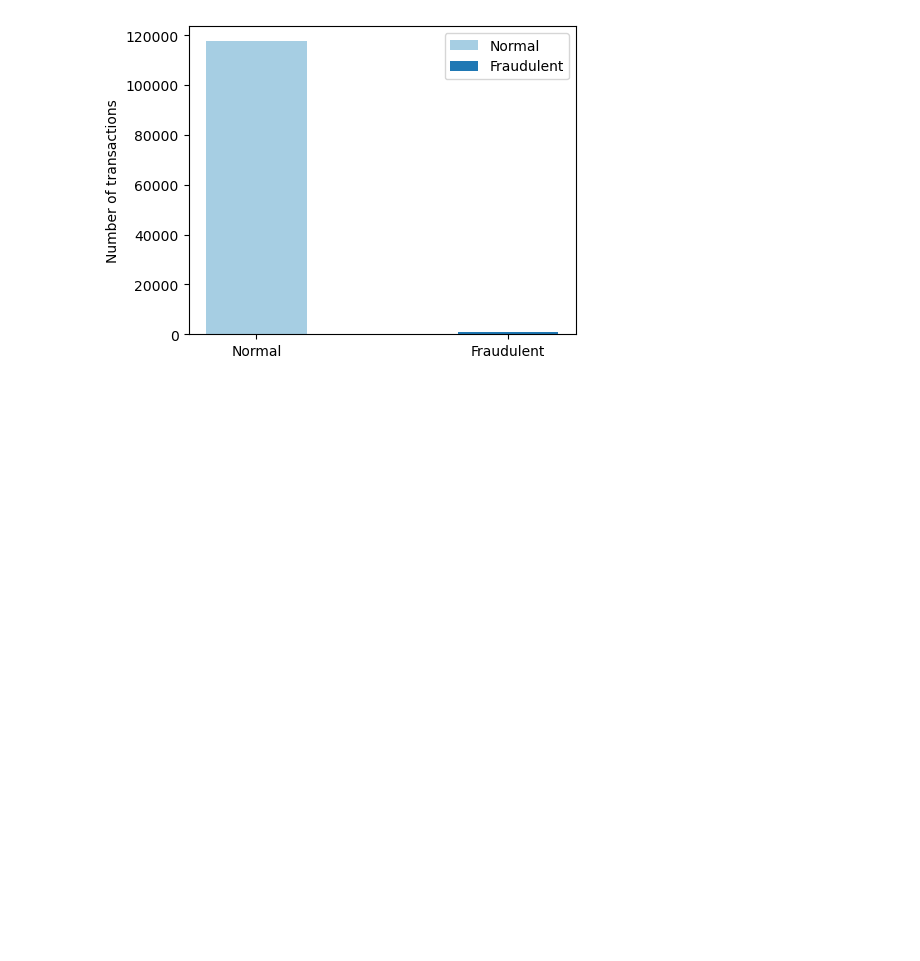
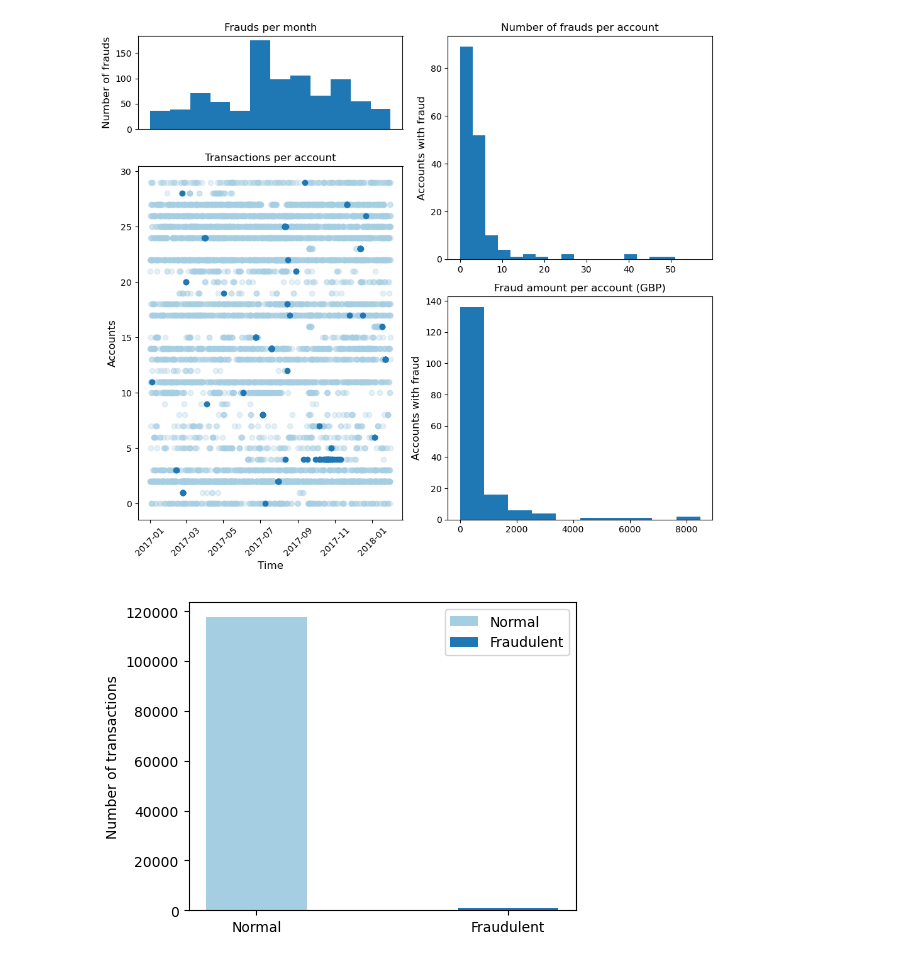
Before and after one commit to capac/credit-card-fraud-detection, a Jupyter notebook: eda.ipynb, the cells around one changed output. Drawn from its saved outputs; the diff is of its cells as text; code cells hidden in the pictures; blank space fills up the shorter version.

Commit message:
Added three histograms of fraud transactions
Added frauds per month, number of frauds per account and fraud amount per account (GBP)

```diff
--- a/eda.ipynb
+++ b/eda.ipynb
@@ -18,6 +20,75 @@ data_df[['eventId', 'accountNumber', 'merchantId', 'mcc', 'merchantCountry', 'me
 labels_df = pd.read_csv(data_path / 'labels_obf.csv', parse_dates=['reportedTime'])
 labels_df.sort_values(by='reportedTime', inplace=True)
 data_df['fraudCase'] = data_df.eventId.isin(labels_df.eventId).astype(int)
+# %%
+mpl.rc('axes', labelsize=12)
+
+df = data_df.copy()
+y = data_df['fraudCase'].copy()
+df['transactionTime'] = pd.to_datetime(df['transactionTime'])
+
+fig, axes = plt.subplot_mosaic([['1.', '3.'],
+                               ['2.', '3.'],
+                               ['2.', '4.'],
+                               ['2.', '4.']],
+                               figsize=(10,9))
+
+# transactions per account
+plt.axes(axes['2.'])
+acc_with_frauds = sorted(df['accountNumber'].loc[y==1].unique().tolist())
+cmap=plt.cm.Paired.colors
+
+for i in range(30):
+    acc = acc_with_frauds[i]
+    fraud = y[df['accountNumber']==acc]
+    xx = df['transactionTime'].loc[df['accountNumber']==acc]
+    plt.scatter(xx, np.ones(len(xx))*i, marker='o', color=cmap[0], alpha=0.3)
+    plt.scatter(xx[fraud==1], np.ones(len(xx[fraud==1]))*i, color=cmap[1])
+
+plt.xticks(rotation=45)
+plt.xlabel('Time')
+plt.ylabel('Accounts')
+plt.title('Transactions per account')
+plt.tight_layout()
+
+
+# frauds per month
+plt.axes(axes['1.'])
+plt.hist(df['transactionTime'].loc[y==1], bins=12, color=cmap[1])
+plt.xticks([])
+plt.ylabel('Number of frauds')
+plt.title('Frauds per month')
+plt.tight_layout()
+
+
+# number of frauds per account
+label_encoder = LabelEncoder()
+df.accountNumber = label_encoder.fit_transform(df.accountNumber)
+
+num_fraud_per_account = []
+for acc in range(max(df['accountNumber'])):
+    num_fraud_per_account.append(sum(y[df['accountNumber']==acc]))
+num_fraud_per_account = np.array([num_fraud_per_account])
+tm = num_fraud_per_account[np.where(num_fraud_per_account>0)]
+
+plt.axes(axes['3.'])
+plt.hist(tm, bins=np.arange(0, 60, 3), color=cmap[1])
+plt.title('Number of frauds per account')
+plt.ylabel('Accounts with fraud')
+plt.tight_layout()
+
+
+# fraud amount per account
+df_fraud = df.loc[y==1]
+fraud_amount_per_account = df_fraud.groupby('accountNumber')['transactionAmount'].sum()
+
+plt.axes(axes['4.'])
+plt.hist(fraud_amount_per_account, color=cmap[1])
+plt.title('Fraud amount per account (GBP)')
+plt.ylabel('Accounts with fraud')
+plt.tight_layout()
+# %% [output]
+[figure, added]
 # %%
 fig, ax = plt.subplots(figsize=(5,4))
 ax.bar([0, 1], [(data_df.fraudCase == 0).sum(), (data_df.fraudCase == 1).sum()],
```
Also changed, not shown: parts of 4 cells of this notebook.
